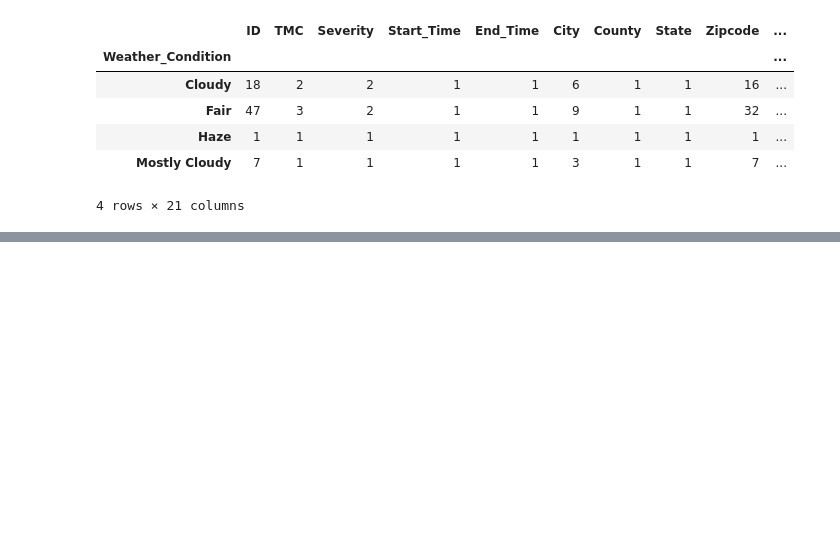
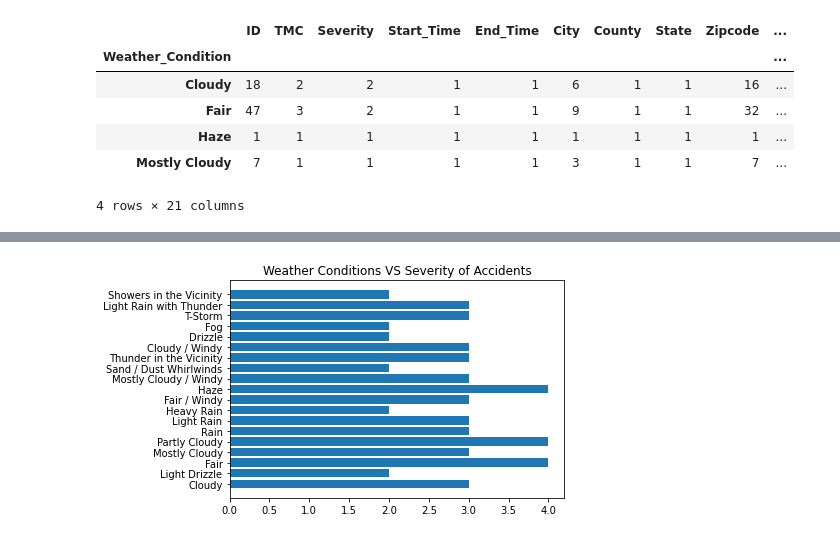
Before and after one commit to samantha8990/Project-1, a Jupyter notebook: JupiterNotebook.ipynb, the cells around one changed output, grey strips where cells are left out. Drawn from its saved outputs; the diff is of its cells as text; code cells hidden in the pictures; blank space fills up the shorter version.

```diff
--- a/JupiterNotebook.ipynb
+++ b/JupiterNotebook.ipynb
@@ -285,0 +304,10 @@ AttributeError: 'Series' object has no attribute 'timetuple'
+# %%
+#line graph of severity count
+
+x_value = us_data_maricopa['Weather_Condition']
+y_values = us_data_maricopa['Severity']
+plt.barh(x_value,y_values)
+plt.title('Weather Conditions VS Severity of Accidents')
+plt.show()
+# %% [output]
+[figure, added]
```
Also changed, not shown: parts of 4 cells of this notebook.
